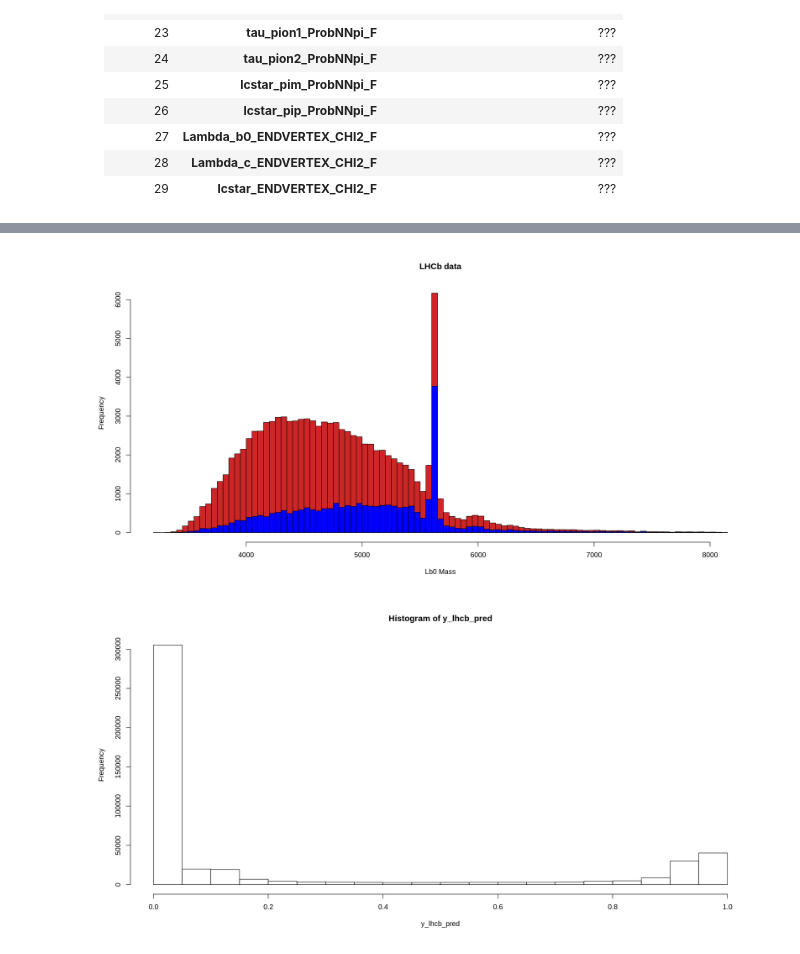
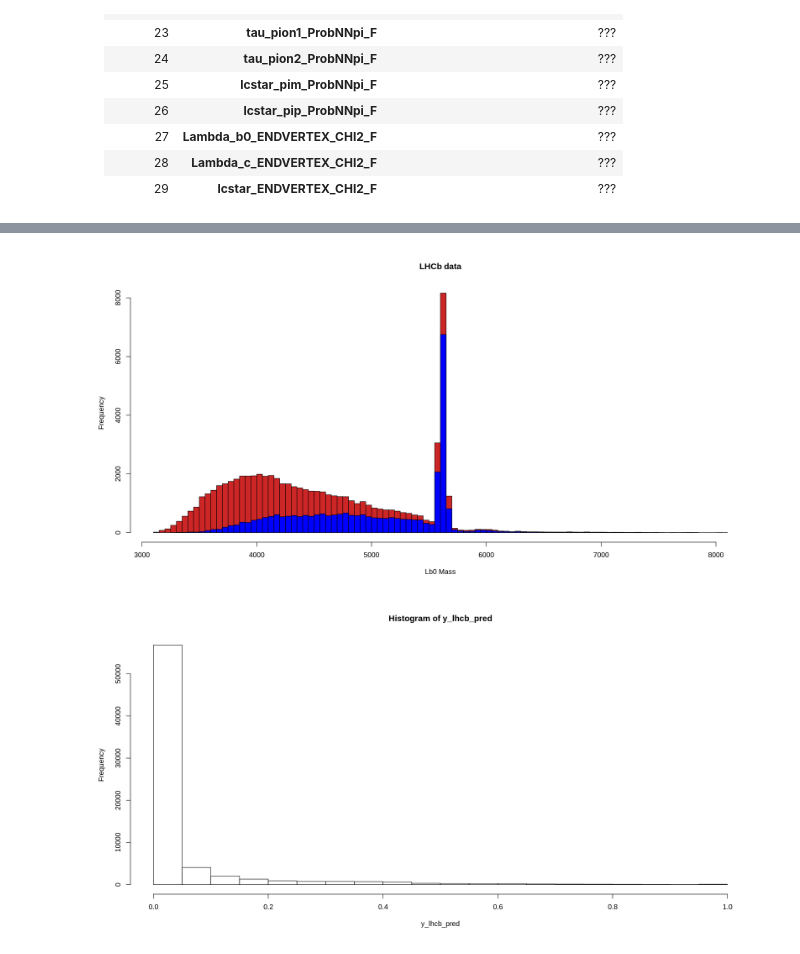
Before and after one commit to mastrovalentz/Adv_Stat_Final_Project, a Jupyter notebook: Tuner_Rocco.ipynb, the cells around one changed output, grey strips where cells are left out. Cells and saved outputs as stored; diff of their text form; code cells hidden in the pictures.

```diff
--- a/Tuner_Rocco.ipynb
+++ b/Tuner_Rocco.ipynb
@@ -196,17 +142,16 @@ hist(data.cutted.lhcb$Lambda_b0_MM_F, breaks=200, col="firebrick3", xlab="Lb0 Ma
 # 27   xx  Lambda_b0_ENDVERTEX_CHI2_F
 # 28   xx  Lambda_c_ENDVERTEX_CHI2_F
 # 29   xx  lcstar_ENDVERTEX_CHI2_F
-sel_features <- c(2, 3, 15)
+sel_features <- c(3, 6, 7, 8, 9, 10, 11, 12, 14, 17, 18)
 sig_multiply <- 1
+tr_frac      <- 0.8
 # %%
-tr_frac <- 0.8
-
 # x_train_bkg <- as.matrix(data.bkg[ 1: as.integer(nrow(data.bkg)*tr_frac), sel_features])
 # x_train_sig <- as.matrix(data.sig[ 1: as.integer(nrow(data.sig)*tr_frac), sel_features])
 # x_test_bkg  <- as.matrix(data.bkg[-1:-as.integer(nrow(data.bkg)*tr_frac), sel_features])
 # x_test_sig  <- as.matrix(data.sig[-1:-as.integer(nrow(data.sig)*tr_frac), sel_features])
-x_train_bkg <- as.matrix(data.bkg[ 1:1000, sel_features])
-x_train_sig <- as.matrix(data.sig[ 1:     ,sel_features])
+x_train_bkg <- as.matrix(data.bkg[ 1:20000, sel_features])
+x_train_sig <- as.matrix(data.sig[        , sel_features])
 x_test_bkg  <- as.matrix(data.bkg[-1:-as.integer(nrow(data.bkg)*tr_frac), sel_features])
 x_test_sig  <- as.matrix(data.sig[-1:-as.integer(nrow(data.sig)*tr_frac), sel_features])
 
@@ -331,12 +268,12 @@ ERROR: Error in hist.default(data.lhcb$Lambda_b0_MM_F[y_lhcb == 1], breaks = 100
 # %%
 y_lhcb_pred <- model %>% predict(x_lhcb)
 # %%
-hist(data.lhcb$Lambda_b0_MM_F[y_lhcb_pred>0.5], breaks=100, col="firebrick3", xlab="Lb0 Mass", main="LHCb data",  probability=FALSE)
-hist(data.lhcb$Lambda_b0_MM_F[y_lhcb_pred>0.97], breaks=100, add=TRUE, col='blue')
+hist(data.cutted.lhcb$Lambda_b0_MM_F[y_lhcb_pred>0.0], breaks=100, col="firebrick3", xlab="Lb0 Mass", main="LHCb data",  probability=FALSE)
+hist(data.cutted.lhcb$Lambda_b0_MM_F[y_lhcb_pred>0.005], breaks=100, add=TRUE, col='blue')
 hist(y_lhcb_pred)
 # %% [output]
-[figure, old version]
+[figure, new version]
-[figure, old version]
+[figure, new version]
 # %%
 #myList <- list(dropout1= c(0.3, 0.2),
 #               unit2=c (128, 64),
```
Also changed, not shown: parts of 12 cells of this notebook.
